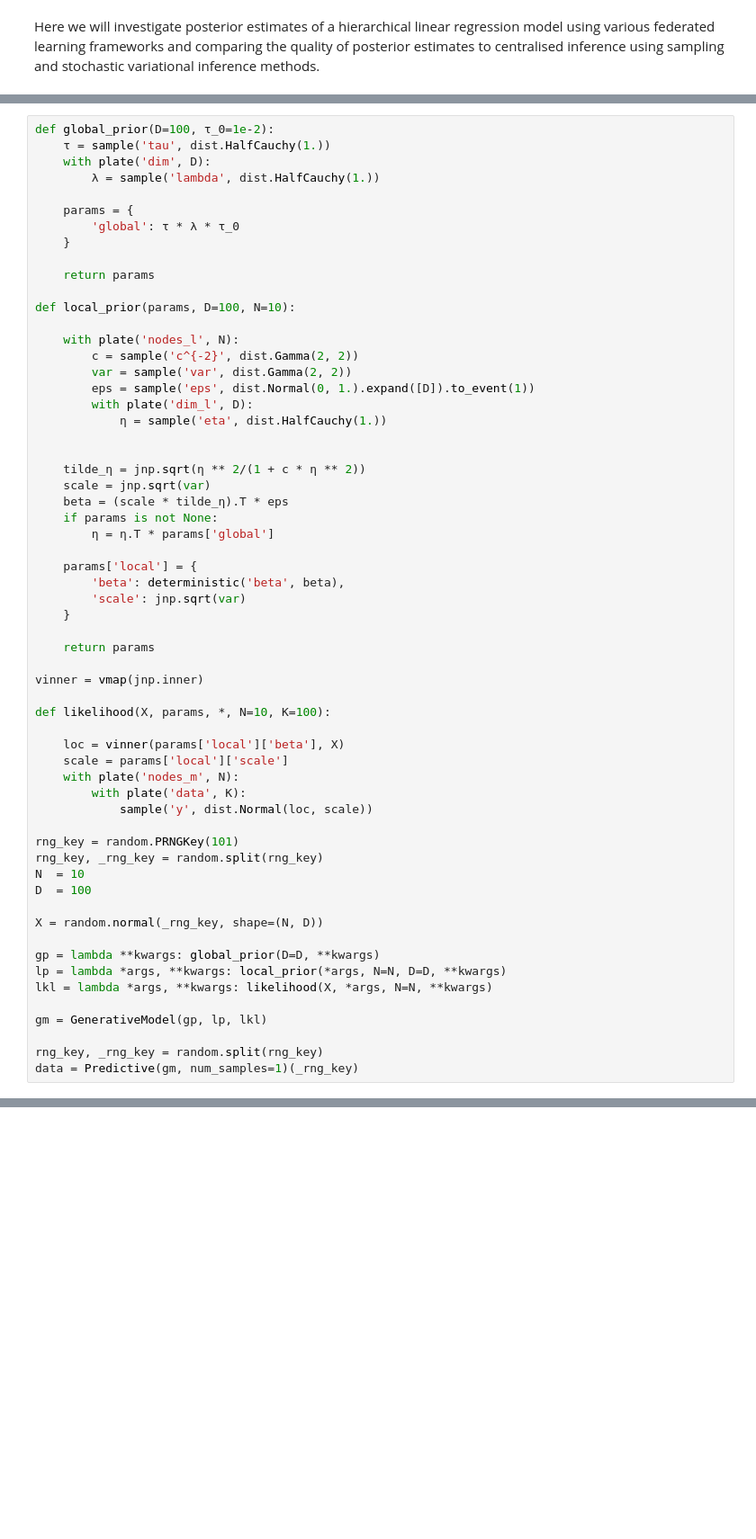
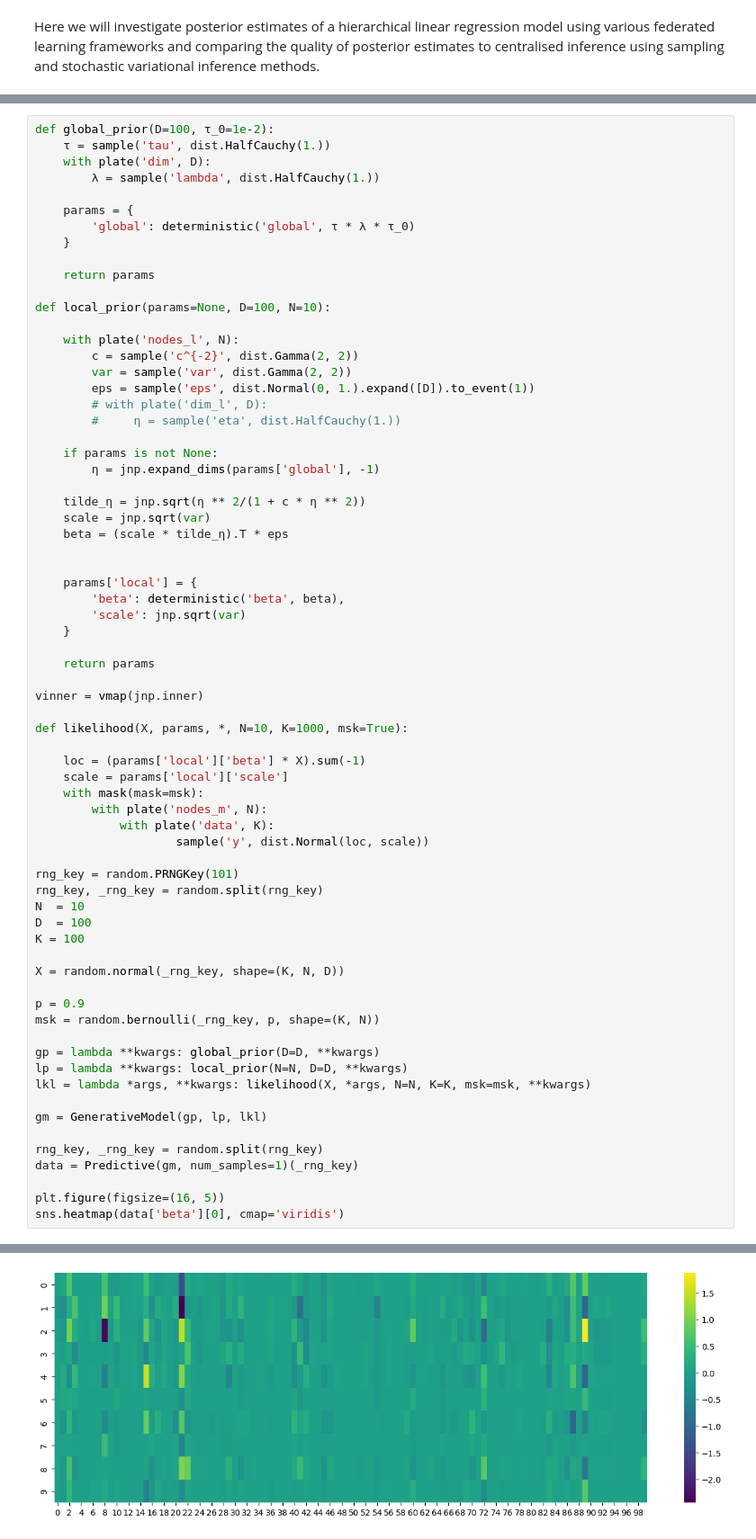
Before and after one commit to gaia-os/fedbmr, a Jupyter notebook: notebooks/federated_inference_comparison.ipynb, the cells around one changed output, grey strips where cells are left out. Shown: that part at 90% size. Drawn from its saved outputs; the diff is of its cells as text; blank space fills up the shorter version.

Commit message:
added local model inference

```diff
--- a/notebooks/federated_inference_comparison.ipynb
+++ b/notebooks/federated_inference_comparison.ipynb
@@ -32,26 +42,27 @@ def global_prior(D=100, τ_0=1e-2):
         λ = sample('lambda', dist.HalfCauchy(1.))
 
     params = {
-        'global': τ * λ * τ_0
+        'global': deterministic('global', τ * λ * τ_0)
     }
 
     return params
 
-def local_prior(params, D=100, N=10):
+def local_prior(params=None, D=100, N=10):
 
     with plate('nodes_l', N):
         c = sample('c^{-2}', dist.Gamma(2, 2))
         var = sample('var', dist.Gamma(2, 2))
         eps = sample('eps', dist.Normal(0, 1.).expand([D]).to_event(1))
-        with plate('dim_l', D):
-            η = sample('eta', dist.HalfCauchy(1.))
+        # with plate('dim_l', D):
+        #     η = sample('eta', dist.HalfCauchy(1.))
 
+    if params is not None:
+        η = jnp.expand_dims(params['global'], -1)
 
     tilde_η = jnp.sqrt(η ** 2/(1 + c * η ** 2))
     scale = jnp.sqrt(var)
     beta = (scale * tilde_η).T * eps
-    if params is not None:
-        η = η.T * params['global']
+
 
     params['local'] = {
         'beta': deterministic('beta', beta),
@@ -62,26 +73,35 @@ def local_prior(params, D=100, N=10):
 
 vinner = vmap(jnp.inner)
 
-def likelihood(X, params, *, N=10, K=100):
+def likelihood(X, params, *, N=10, K=1000, msk=True):
 
-    loc = vinner(params['local']['beta'], X)
+    loc = (params['local']['beta'] * X).sum(-1)
     scale = params['local']['scale']
-    with plate('nodes_m', N):
-        with plate('data', K):
-            sample('y', dist.Normal(loc, scale))
+    with mask(mask=msk):
+        with plate('nodes_m', N):
+            with plate('data', K):
+                    sample('y', dist.Normal(loc, scale))
 
 rng_key = random.PRNGKey(101)
 rng_key, _rng_key = random.split(rng_key)
 N  = 10
 D  = 100
+K = 100
 
-X = random.normal(_rng_key, shape=(N, D))
+X = random.normal(_rng_key, shape=(K, N, D))
+
+p = 0.9
+msk = random.bernoulli(_rng_key, p, shape=(K, N))
 
 gp = lambda **kwargs: global_prior(D=D, **kwargs)
-lp = lambda *args, **kwargs: local_prior(*args, N=N, D=D, **kwargs)
-lkl = lambda *args, **kwargs: likelihood(X, *args, N=N, **kwargs)
+lp = lambda **kwargs: local_prior(N=N, D=D, **kwargs)
+lkl = lambda *args, **kwargs: likelihood(X, *args, N=N, K=K, msk=msk, **kwargs)
 
 gm = GenerativeModel(gp, lp, lkl)
 
 rng_key, _rng_key = random.split(rng_key)
 data = Predictive(gm, num_samples=1)(_rng_key)
+
+plt.figure(figsize=(16, 5))
+sns.heatmap(data['beta'][0], cmap='viridis')
+# %% [output]
@@ -87,0 +109 @@ data = Predictive(gm, num_samples=1)(_rng_key)
+[figure, added]
```
Also changed, not shown: parts of 13 cells of this notebook, 2 other files.
